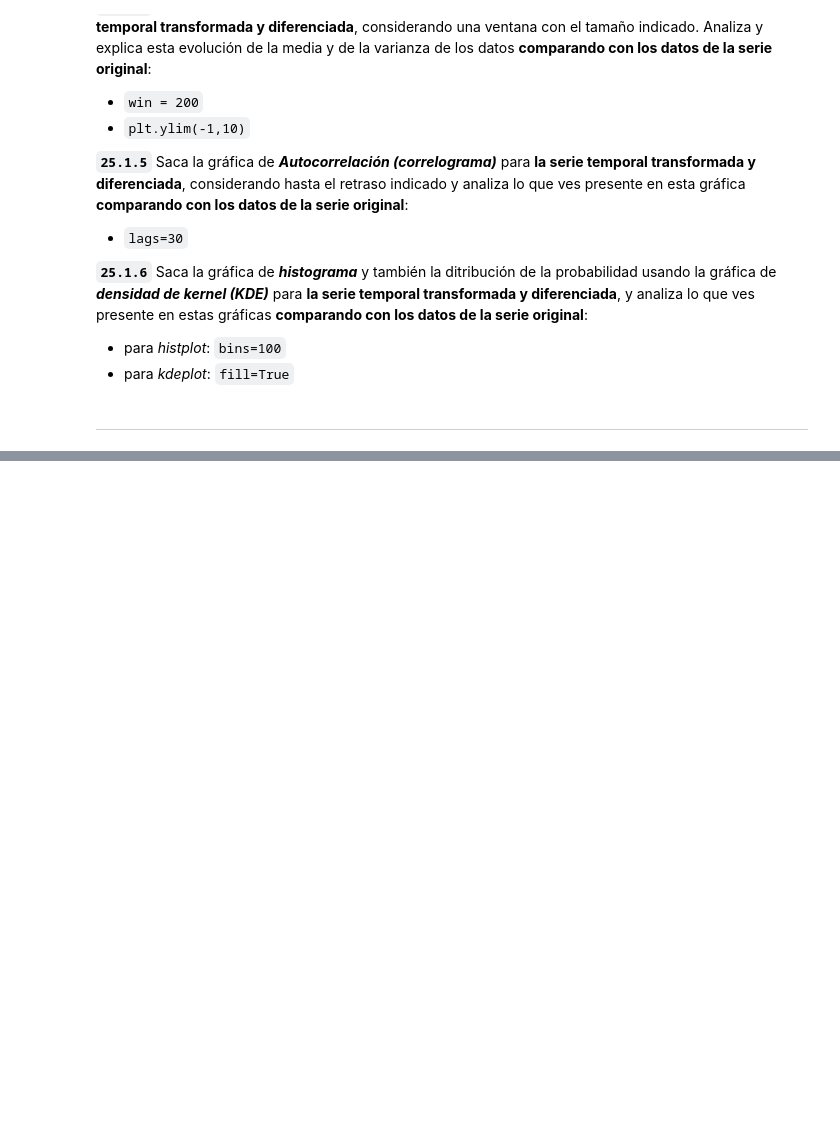
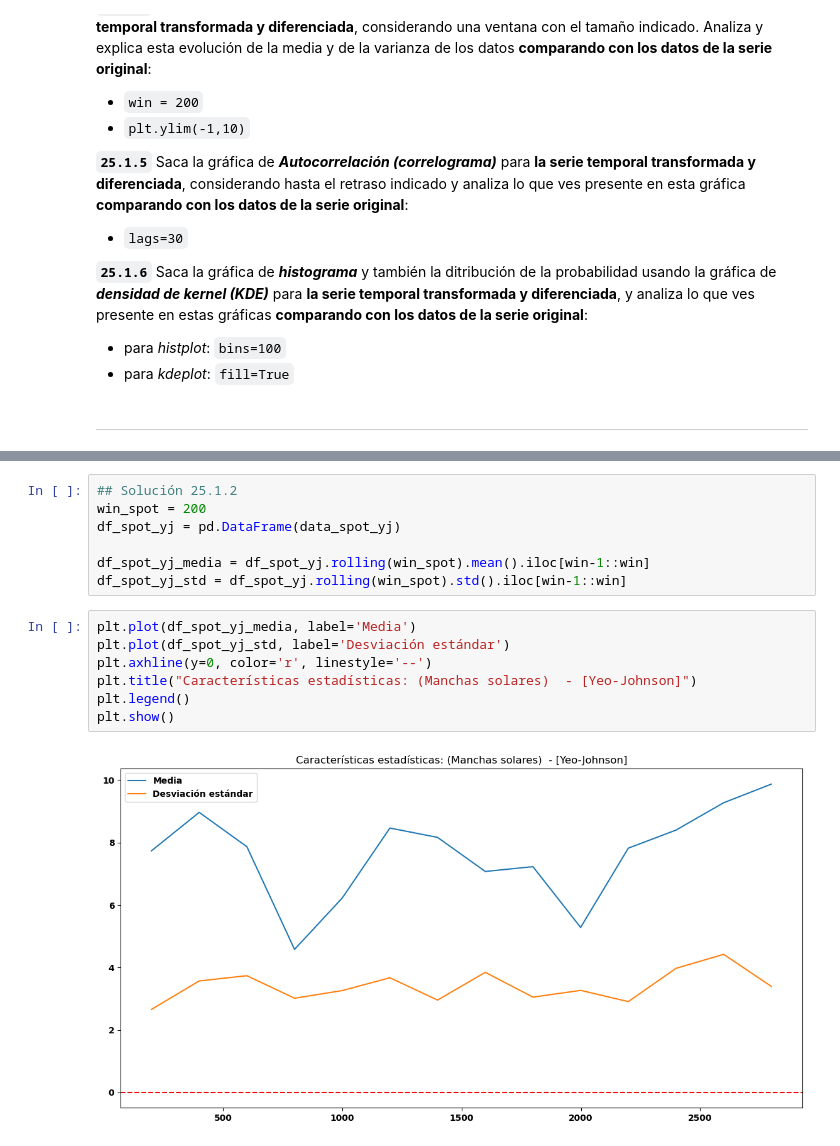
Before and after one commit to AlejandroSanchezMonzon/Analisis-Datos-BIGDATA-2023-2024, a Jupyter notebook: Bloque5/Sesion25/Sesion25-Bloque5-Analisis_Series_Temporales-BigData+.ipynb, the cells around one changed output, grey strips where cells are left out. Saved outputs shown, nothing was run; the diff lists cells and outputs as text; blank space fills up the shorter version.

```diff
--- a/Bloque5/Sesion25/Sesion25-Bloque5-Analisis_Series_Temporales-BigData+.ipynb
+++ b/Bloque5/Sesion25/Sesion25-Bloque5-Analisis_Series_Temporales-BigData+.ipynb
@@ -901,0 +918,16 @@ plt.show()
+# %%
+## Solución 25.1.2
+win_spot = 200
+df_spot_yj = pd.DataFrame(data_spot_yj)
+
+df_spot_yj_media = df_spot_yj.rolling(win_spot).mean().iloc[win-1::win]
+df_spot_yj_std = df_spot_yj.rolling(win_spot).std().iloc[win-1::win]
+# %%
+plt.plot(df_spot_yj_media, label='Media')
+plt.plot(df_spot_yj_std, label='Desviación estándar')
+plt.axhline(y=0, color='r', linestyle='--')
+plt.title("Características estadísticas: (Manchas solares)  - [Yeo-Johnson]")
+plt.legend()
+plt.show()
+# %% [output]
+[figure, added]
```
Also changed, not shown: parts of 12 cells of this notebook.
